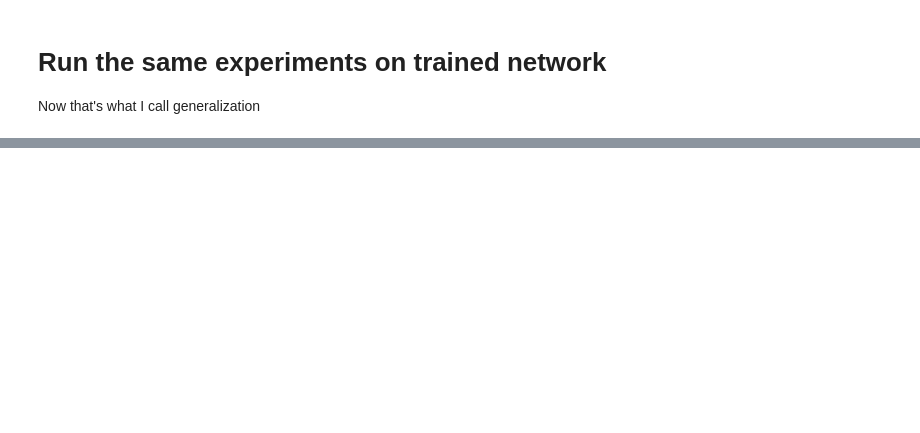
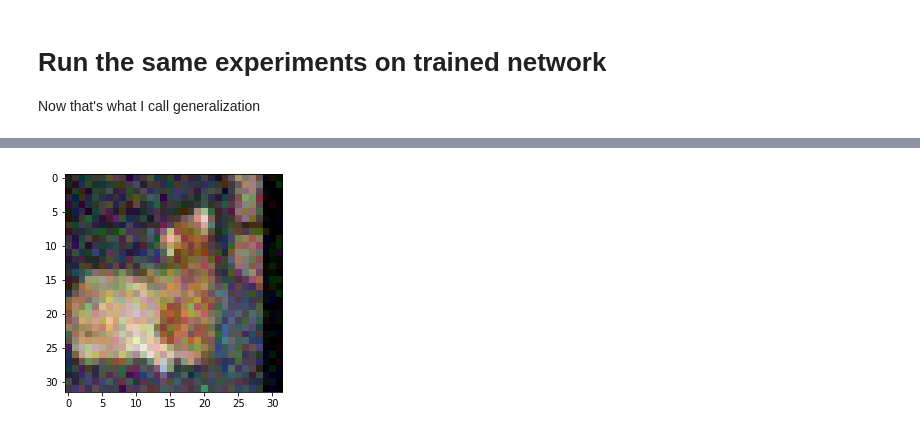
Before and after one commit to KellerJordan/Adversarial, a Jupyter notebook: LinearityExperiment.ipynb, the cells around one changed output, grey strips where cells are left out. Drawn from its saved outputs; the diff is of its cells as text; code cells hidden in the pictures; blank space fills up the shorter version.

```diff
--- a/LinearityExperiment.ipynb
+++ b/LinearityExperiment.ipynb
@@ -140,3 +185,7 @@ interpolator.plot(g, np.arange(-2, 2, .05))
+# %%
+imshow(make_img(8*g))
+# %% [output]
+[figure, added]
 # %%
 # find adversarial direction
 scores = model(img_var)
```
Also changed, not shown: parts of 17 cells of this notebook, 4 other files.
